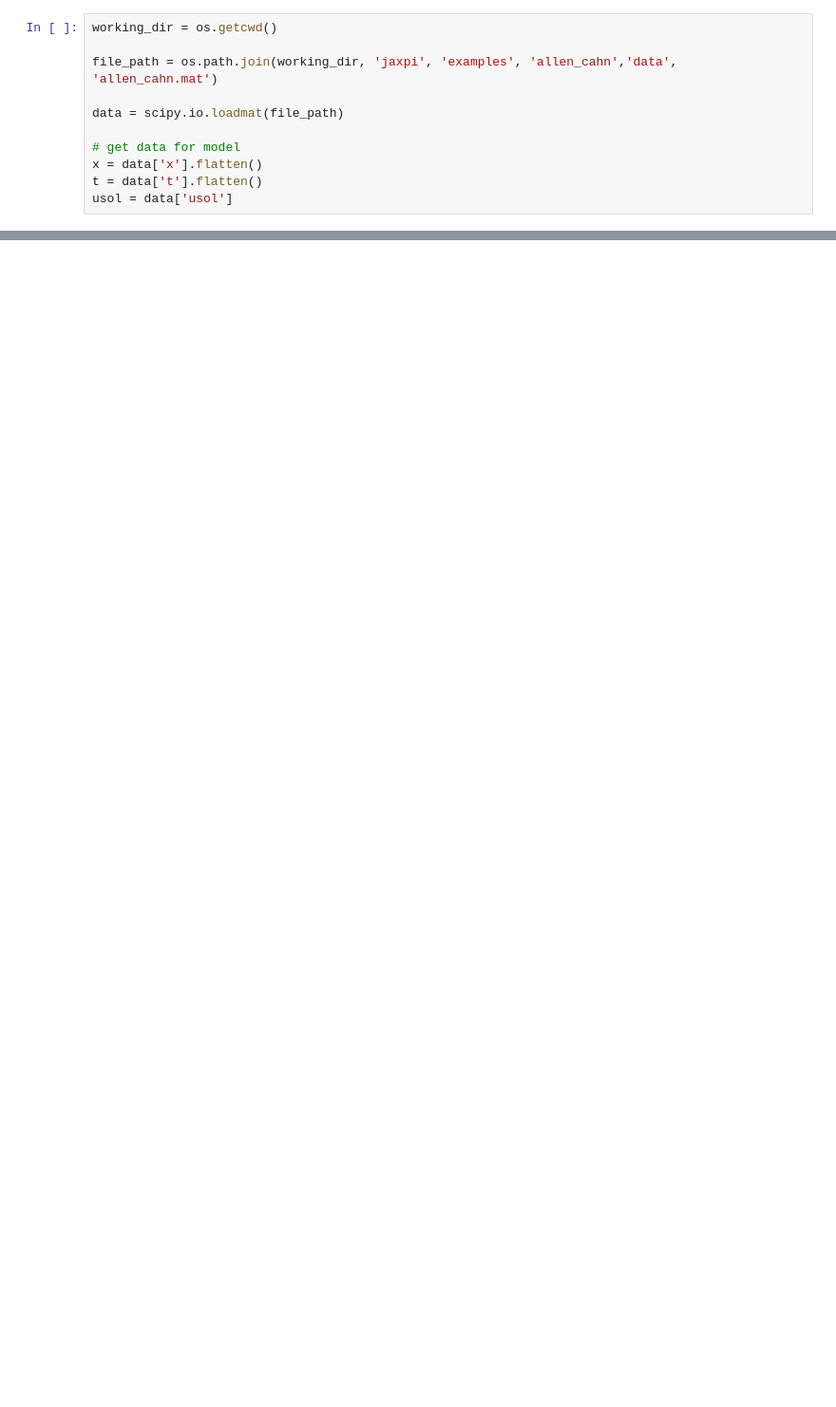
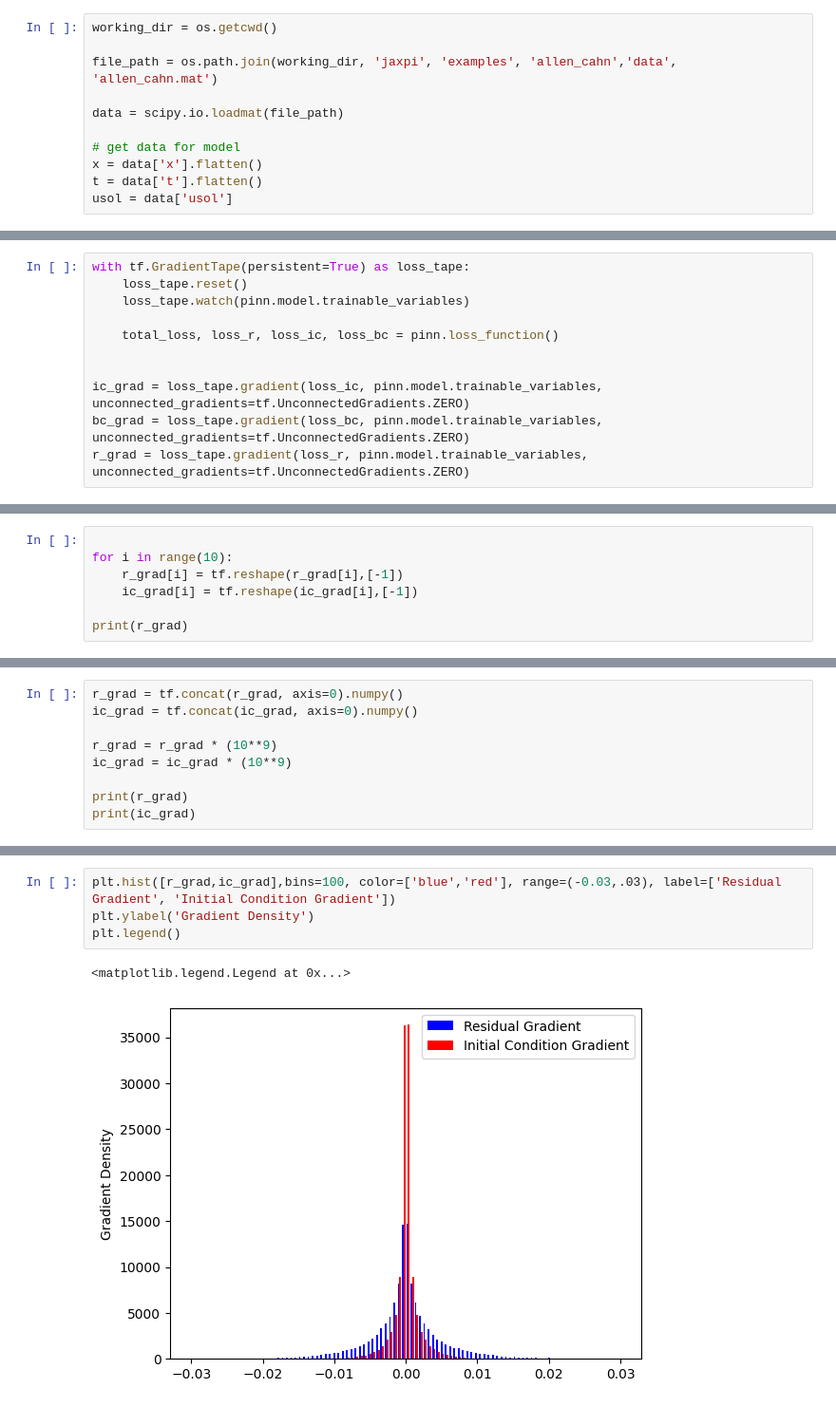
Before and after one commit to lkyamamo/408B-Project, a Jupyter notebook: model_test.ipynb, the cells around one changed output, grey strips where cells are left out. Shown at 95% size. Drawn from its saved outputs; the diff is of its cells as text; blank space fills up the shorter version.

Commit message:
final version of model.py

```diff
--- a/model_test.ipynb
+++ b/model_test.ipynb
@@ -144,0 +107,11 @@ INFO:tensorflow:Assets written to: ConventionalPinn/assets
+# %%
+with tf.GradientTape(persistent=True) as loss_tape:
+    loss_tape.reset()
+    loss_tape.watch(pinn.model.trainable_variables)
+
+    total_loss, loss_r, loss_ic, loss_bc = pinn.loss_function()
+
+
+ic_grad = loss_tape.gradient(loss_ic, pinn.model.trainable_variables, unconnected_gradients=tf.UnconnectedGradients.ZERO)
+bc_grad = loss_tape.gradient(loss_bc, pinn.model.trainable_variables, unconnected_gradients=tf.UnconnectedGradients.ZERO)
+r_grad = loss_tape.gradient(loss_r, pinn.model.trainable_variables, unconnected_gradients=tf.UnconnectedGradients.ZERO)
@@ -144,0 +126,7 @@ INFO:tensorflow:Assets written to: ConventionalPinn/assets
+# %%
+
+for i in range(10):
+    r_grad[i] = tf.reshape(r_grad[i],[-1])
+    ic_grad[i] = tf.reshape(ic_grad[i],[-1])
+
+print(r_grad)
@@ -144,0 +151,9 @@ INFO:tensorflow:Assets written to: ConventionalPinn/assets
+# %%
+r_grad = tf.concat(r_grad, axis=0).numpy()
+ic_grad = tf.concat(ic_grad, axis=0).numpy()
+
+r_grad = r_grad * (10**9)
+ic_grad = ic_grad * (10**9)
+
+print(r_grad)
+print(ic_grad)
@@ -144,0 +165,7 @@ INFO:tensorflow:Assets written to: ConventionalPinn/assets
+# %%
+plt.hist([r_grad,ic_grad],bins=100, color=['blue','red'], range=(-0.03,.03), label=['Residual Gradient', 'Initial Condition Gradient'])
+plt.ylabel('Gradient Density')
+plt.legend()
+# %% [output]
+<matplotlib.legend.Legend at 0x...>
+[figure, added]
```
Also changed, not shown: parts of 19 cells of this notebook, 2 other files.
